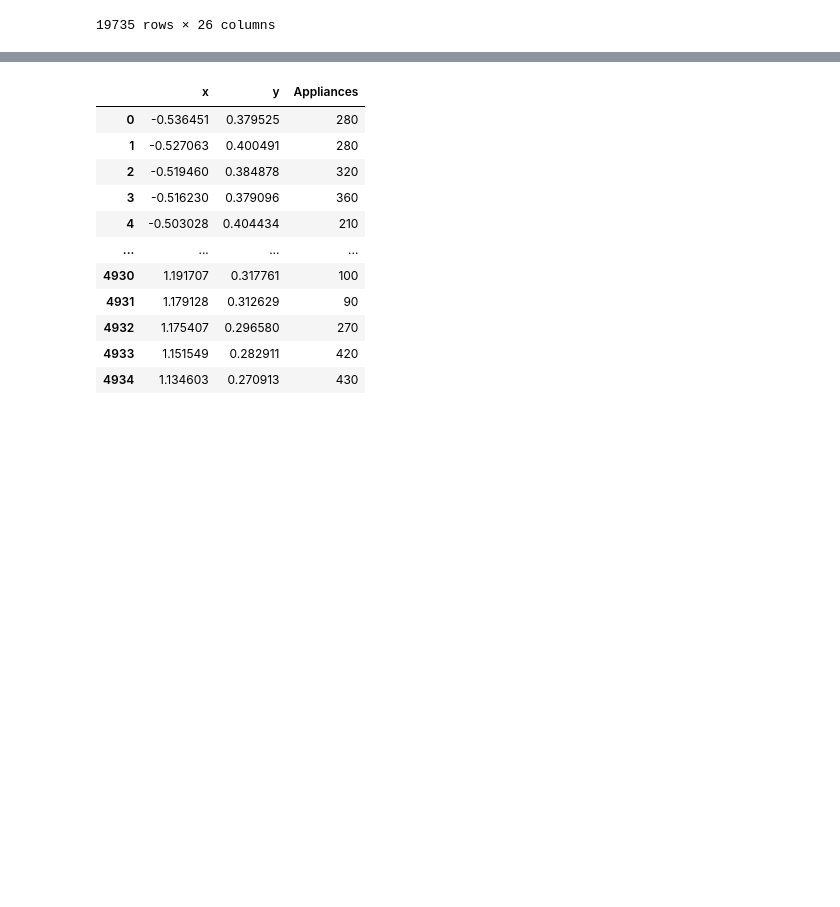
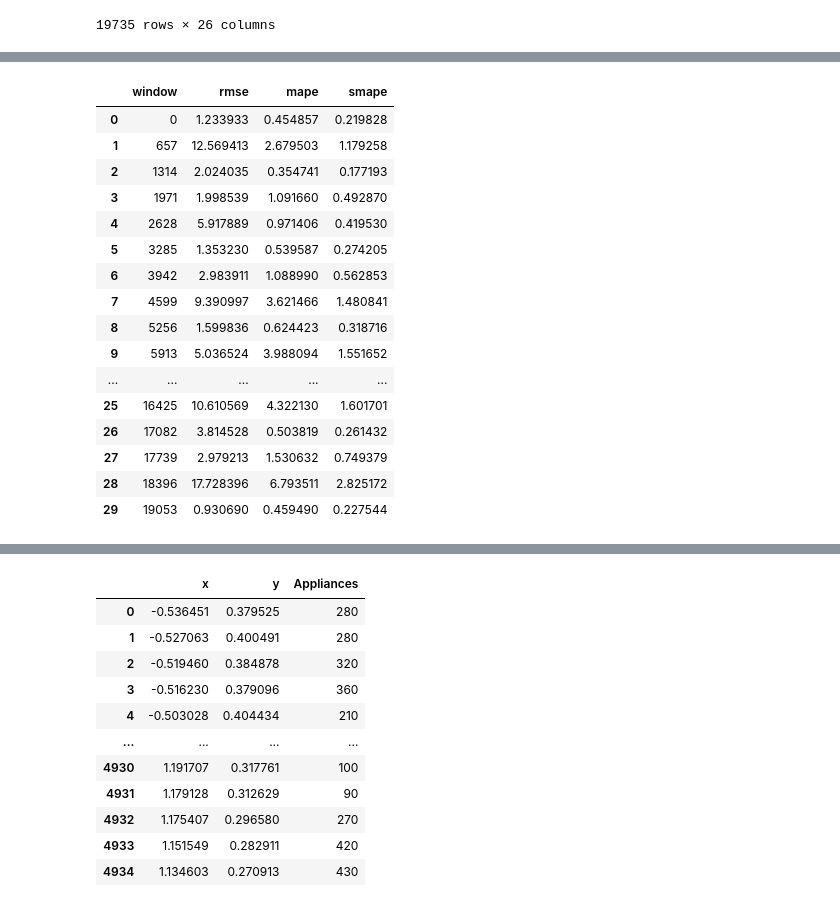
Before and after one commit to MatheusCascalho/Appliance-Energy-Prediction, a Jupyter notebook: notebooks/PCA/forecast.ipynb, the cells around one changed output, grey strips where cells are left out. Saved outputs shown, nothing was run; the diff lists cells and outputs as text; code cells hidden in the pictures; blank space fills up the shorter version.

```diff
--- a/notebooks/PCA/forecast.ipynb
+++ b/notebooks/PCA/forecast.ipynb
@@ -31,0 +41,34 @@ data
+# %%
+pca_wmvfts = PcaWeightedMVFTS(n_components = 2,
+                       endogen_variable = 'Appliances',
+                       n_part = 50)
+# %%
+result = {
+     "window": [],
+     "rmse": [],
+     "mape": [],
+     "smape": []
+}
+
+tam = len(data)
+n_windows = 30
+windows_length = math.floor(tam / n_windows)
+for ct, ttrain, ttest in Util.sliding_window(data, windows_length, 0.75, inc=1):
+    if len(ttest) > 0:
+
+        print('-' * 20)
+        print(f'training window {(ct)}')
+        model, pca_reduced_train = pca_wmvfts.run_train_model(ttrain)
+        forecast, forecast_self, pca_reduced_test = pca_wmvfts.run_test_model(model,ttest)
+
+        print("[{0: %H:%M:%S}]".format(datetime.datetime.now()) + f" getting statistics")
+        rmse = Measures.rmse(pca_reduced_test['Appliances'],forecast)
+        mape = Measures.mape(pca_reduced_test['Appliances'],forecast)
+        smape = Measures.smape(pca_reduced_test['Appliances'],forecast)
+
+        result["rmse"].append(rmse)
+        result["mape"].append(mape)
+        result["smape"].append(smape)
+        result["window"].append(ct)
+
+measures = pd.DataFrame(result)
@@ -31,0 +129,20 @@ data
+# %%
+measures
+# %% [output]
+|  | window | rmse | mape | smape |
+| 0 | 0 | 1.233933 | 0.454857 | 0.219828 |
+| 1 | 657 | 12.569413 | 2.679503 | 1.179258 |
+| 2 | 1314 | 2.024035 | 0.354741 | 0.177193 |
+| 3 | 1971 | 1.998539 | 1.091660 | 0.492870 |
+| 4 | 2628 | 5.917889 | 0.971406 | 0.419530 |
+| 5 | 3285 | 1.353230 | 0.539587 | 0.274205 |
+| 6 | 3942 | 2.983911 | 1.088990 | 0.562853 |
+| 7 | 4599 | 9.390997 | 3.621466 | 1.480841 |
+| 8 | 5256 | 1.599836 | 0.624423 | 0.318716 |
+| 9 | 5913 | 5.036524 | 3.988094 | 1.551652 |
+| ... | ... | ... | ... | ... |
+| 25 | 16425 | 10.610569 | 4.322130 | 1.601701 |
+| 26 | 17082 | 3.814528 | 0.503819 | 0.261432 |
+| 27 | 17739 | 2.979213 | 1.530632 | 0.749379 |
+| 28 | 18396 | 17.728396 | 6.793511 | 2.825172 |
+| 29 | 19053 | 0.930690 | 0.459490 | 0.227544 |
```
Also changed, not shown: parts of 12 cells of this notebook, 23 other files.
